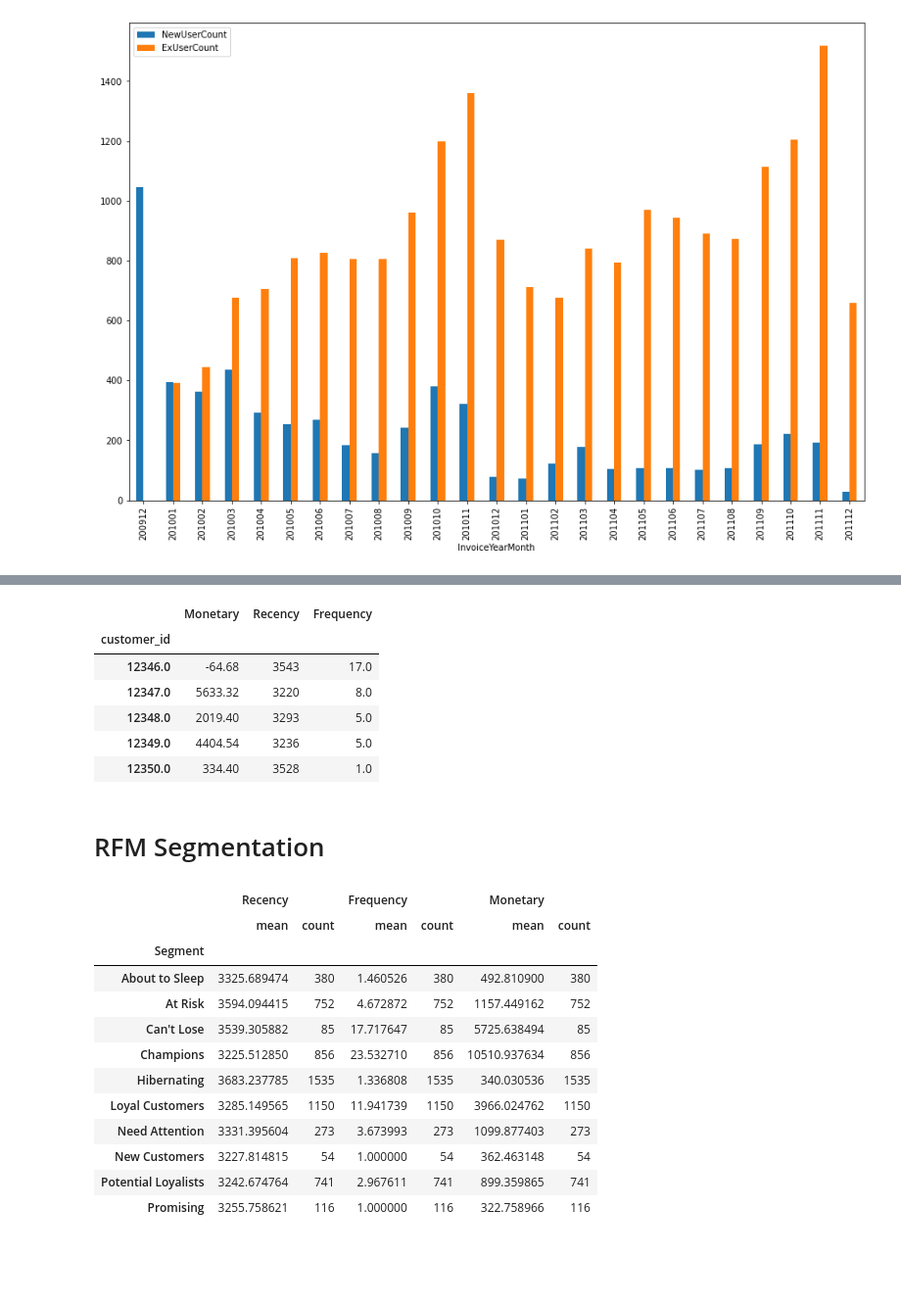
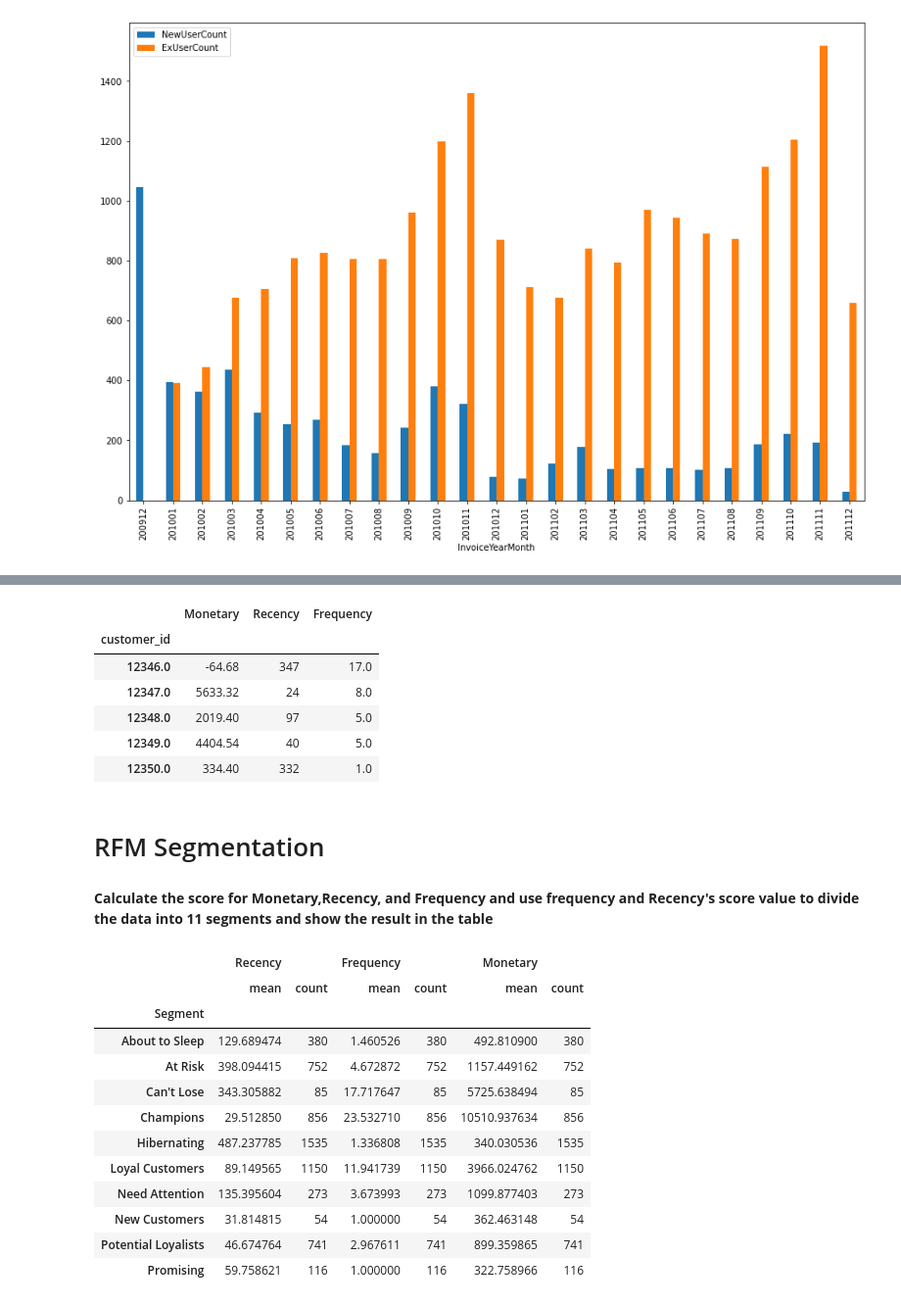
Before and after one commit to jarviscanada/jarvis_data_eng_SiqiYang, a Jupyter notebook: python_data_wrangling/retail_data_analytics_wrangling.ipynb, the cells around one changed output, grey strips where cells are left out. Shown: that part at 98% size. Saved outputs shown, nothing was run; the diff lists cells and outputs as text; code cells hidden in the pictures; blank space fills up the shorter version.

Commit message:
finish the python data wrangling project

```diff
--- a/python_data_wrangling/retail_data_analytics_wrangling.ipynb
+++ b/python_data_wrangling/retail_data_analytics_wrangling.ipynb
@@ -270,61 +218,62 @@ Text(0.5, 0, 'InvoiceYearMonth')
 # %%
 from datetime import datetime
-today = datetime(2020,10,1)
+today = datetime(2012,1,1)
 rec_total = retail_df.groupby('customer_id').agg({'amount': lambda x: x.sum(),
                                         'invoice_date': lambda x: (today - x.max()).days})
 frequency = retail_df.groupby(['customer_id','invoice_no']).agg({'amount': lambda x: x.sum()})
 frequency= frequency.groupby('customer_id').agg({'amount':lambda x: len(x)})
-total = pd.merge(rec_total,frequency,on = 'customer_id')
-total.rename(columns= {'invoice_date': 'Recency',
+total_RFM = pd.merge(rec_total,frequency,on = 'customer_id')
+total_RFM.rename(columns= {'invoice_date': 'Recency',
                           'amount_y': 'Frequency',
                           'amount_x': 'Monetary'}, inplace= True)
-total.head()
+total_RFM.head()
 # %% [output]
 |  | Monetary | Recency | Frequency |
 | customer_id |  |  |  |
-| 12346.0 | -64.68 | 3543 | 17.0 |
-| 12347.0 | 5633.32 | 3220 | 8.0 |
-| 12348.0 | 2019.40 | 3293 | 5.0 |
-| 12349.0 | 4404.54 | 3236 | 5.0 |
-| 12350.0 | 334.40 | 3528 | 1.0 |
+| 12346.0 | -64.68 | 347 | 17.0 |
+| 12347.0 | 5633.32 | 24 | 8.0 |
+| 12348.0 | 2019.40 | 97 | 5.0 |
+| 12349.0 | 4404.54 | 40 | 5.0 |
+| 12350.0 | 334.40 | 332 | 1.0 |
 # %% [markdown]
 # RFM Segmentation
+# %% [markdown]
+**Calculate the score for Monetary,Recency, and Frequency and use frequency and Recency's score value to divide the data into 11 segments and show the result in the table**
 # %%
-total['RecencyScore'] = pd.qcut(total['Recency'],5,labels=[5,4,3,2,1])
-total['FrequencyScore'] = pd.qcut(total['Frequency'].rank(method="first"),5,labels=[1,2,3,4,5])
-total['MonetaryScore'] = pd.qcut(total['Monetary'],5,labels=[1,2,3,4,5])
+total_RFM['RecencyScore'] = pd.qcut(total_RFM['Recency'],5,labels=[5,4,3,2,1])
+total_RFM['FrequencyScore'] = pd.qcut(total_RFM['Frequency'].rank(method="first"),5,labels=[1,2,3,4,5])
+total_RFM['MonetaryScore'] = pd.qcut(total_RFM['Monetary'],5,labels=[1,2,3,4,5])
 
 
-total["RFM_SCORE"] = total['RecencyScore'].astype(str) + total['FrequencyScore'].astype(str) + total['MonetaryScore'].astype(str)
-total.head()
+total_RFM["RFM_SCORE"] = total_RFM['RecencyScore'].astype(str) + total_RFM['FrequencyScore'].astype(str) + total_RFM['MonetaryScore'].astype(str)
 
 seg_map = {
     r'[1-2][1-2]': 'Hibernating',
     r'[1-2][3-4]': 'At Risk',
     r'[1-2]5': 'Can\'t Lose',
     r'3[1-2]': 'About to Sleep',
     r'33': 'Need Attention',
     r'[3-4][4-5]': 'Loyal Customers',
     r'41': 'Promising',
     r'51': 'New Customers',
     r'[4-5][2-3]': 'Potential Loyalists',
     r'5[4-5]': 'Champions'
 }
 
-total['Segment'] = total['RecencyScore'].astype(str) + total['FrequencyScore'].astype(str)
-total['Segment'] = total['Segment'].replace(seg_map, regex=True)
-total[["Segment", "Recency","Frequency","Monetary"]].groupby("Segment").agg(["mean","count"])
+total_RFM['Segment'] = total_RFM['RecencyScore'].astype(str) + total_RFM['FrequencyScore'].astype(str)
+total_RFM['Segment'] = total_RFM['Segment'].replace(seg_map, regex=True)
+total_RFM[["Segment", "Recency","Frequency","Monetary"]].groupby("Segment").agg(["mean","count"])
 # %% [output]
 |  | Recency |  | Frequency |  | Monetary |  |
 |  | mean | count | mean | count | mean | count |
 | Segment |  |  |  |  |  |  |
-| About to Sleep | 3325.689474 | 380 | 1.460526 | 380 | 492.810900 | 380 |
-| At Risk | 3594.094415 | 752 | 4.672872 | 752 | 1157.449162 | 752 |
-| Can't Lose | 3539.305882 | 85 | 17.717647 | 85 | 5725.638494 | 85 |
-| Champions | 3225.512850 | 856 | 23.532710 | 856 | 10510.937634 | 856 |
-| Hibernating | 3683.237785 | 1535 | 1.336808 | 1535 | 340.030536 | 1535 |
-| Loyal Customers | 3285.149565 | 1150 | 11.941739 | 1150 | 3966.024762 | 1150 |
-| Need Attention | 3331.395604 | 273 | 3.673993 | 273 | 1099.877403 | 273 |
-| New Customers | 3227.814815 | 54 | 1.000000 | 54 | 362.463148 | 54 |
-| Potential Loyalists | 3242.674764 | 741 | 2.967611 | 741 | 899.359865 | 741 |
-| Promising | 3255.758621 | 116 | 1.000000 | 116 | 322.758966 | 116 |
+| About to Sleep | 129.689474 | 380 | 1.460526 | 380 | 492.810900 | 380 |
+| At Risk | 398.094415 | 752 | 4.672872 | 752 | 1157.449162 | 752 |
+| Can't Lose | 343.305882 | 85 | 17.717647 | 85 | 5725.638494 | 85 |
+| Champions | 29.512850 | 856 | 23.532710 | 856 | 10510.937634 | 856 |
+| Hibernating | 487.237785 | 1535 | 1.336808 | 1535 | 340.030536 | 1535 |
+| Loyal Customers | 89.149565 | 1150 | 11.941739 | 1150 | 3966.024762 | 1150 |
+| Need Attention | 135.395604 | 273 | 3.673993 | 273 | 1099.877403 | 273 |
+| New Customers | 31.814815 | 54 | 1.000000 | 54 | 362.463148 | 54 |
+| Potential Loyalists | 46.674764 | 741 | 2.967611 | 741 | 899.359865 | 741 |
+| Promising | 59.758621 | 116 | 1.000000 | 116 | 322.758966 | 116 |
```
Also changed, not shown: parts of 16 cells of this notebook, 8 other files.
